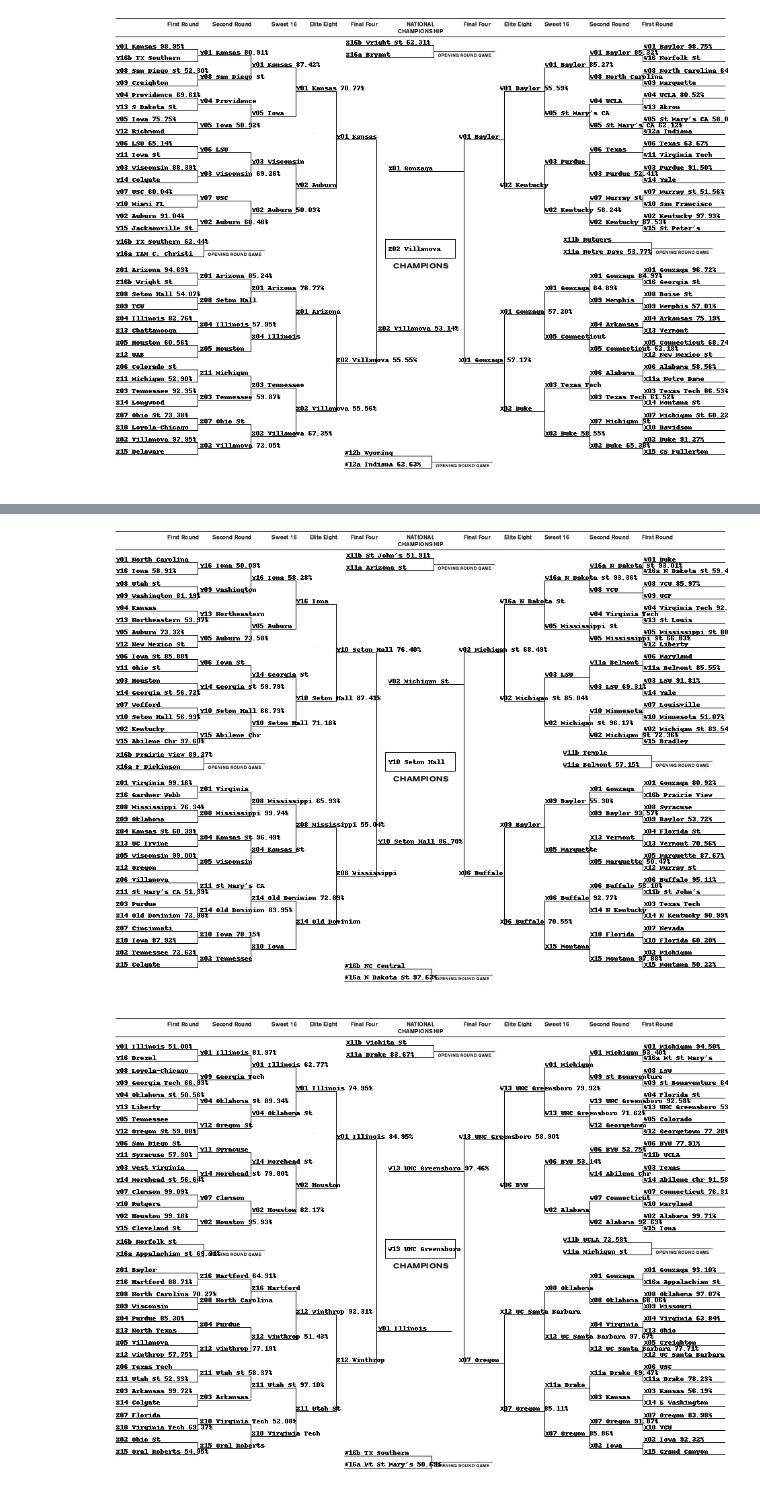
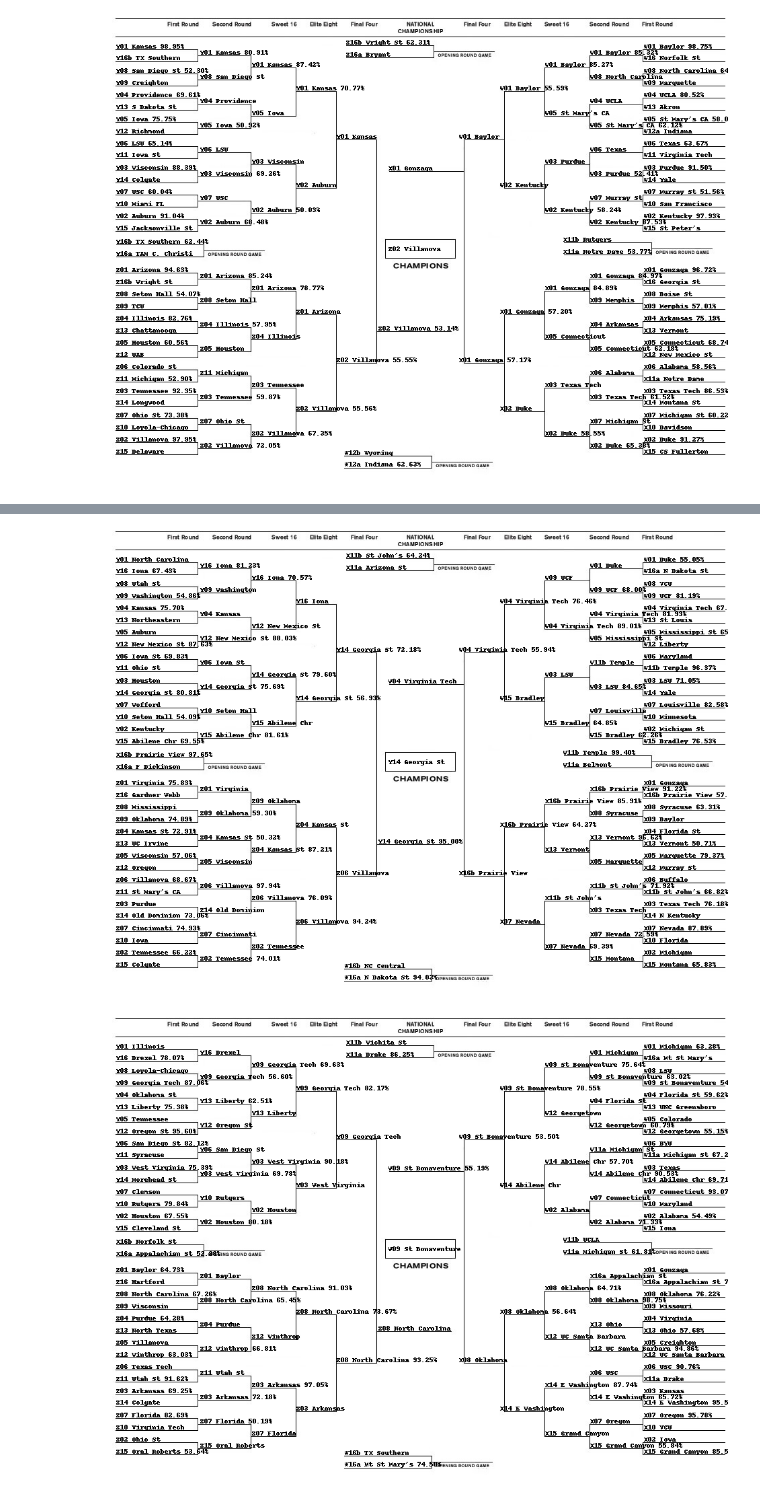
Before and after one commit to ngtaylor/EE461P-Final-Project, a Jupyter notebook: EE461P_Final_Project.ipynb, the cells around one changed output, grey strips where cells are left out. Cells and saved outputs as stored; diff of their text form; code cells hidden in the pictures.

```diff
--- a/EE461P_Final_Project.ipynb
+++ b/EE461P_Final_Project.ipynb
@@ -673,15 +657,15 @@ display_bracket('2018_pred.csv', 2018)
 # %%
 #2019 bracket
-rando_prediction(2019)
+make_prediction(2019)
 display_bracket('2019_pred.csv', 2019)
 # %% [output]
-[figure, old version]
+[figure, new version]
 # %%
 #2021 bracket
-rando_prediction(2021)
+make_prediction(2021)
 display_bracket('2021_pred.csv', 2021)
 # %% [output]
-[figure, old version]
+[figure, new version]
 # %%
 import numpy as np
 import pandas as pd
```
Also changed, not shown: parts of 15 cells of this notebook.
